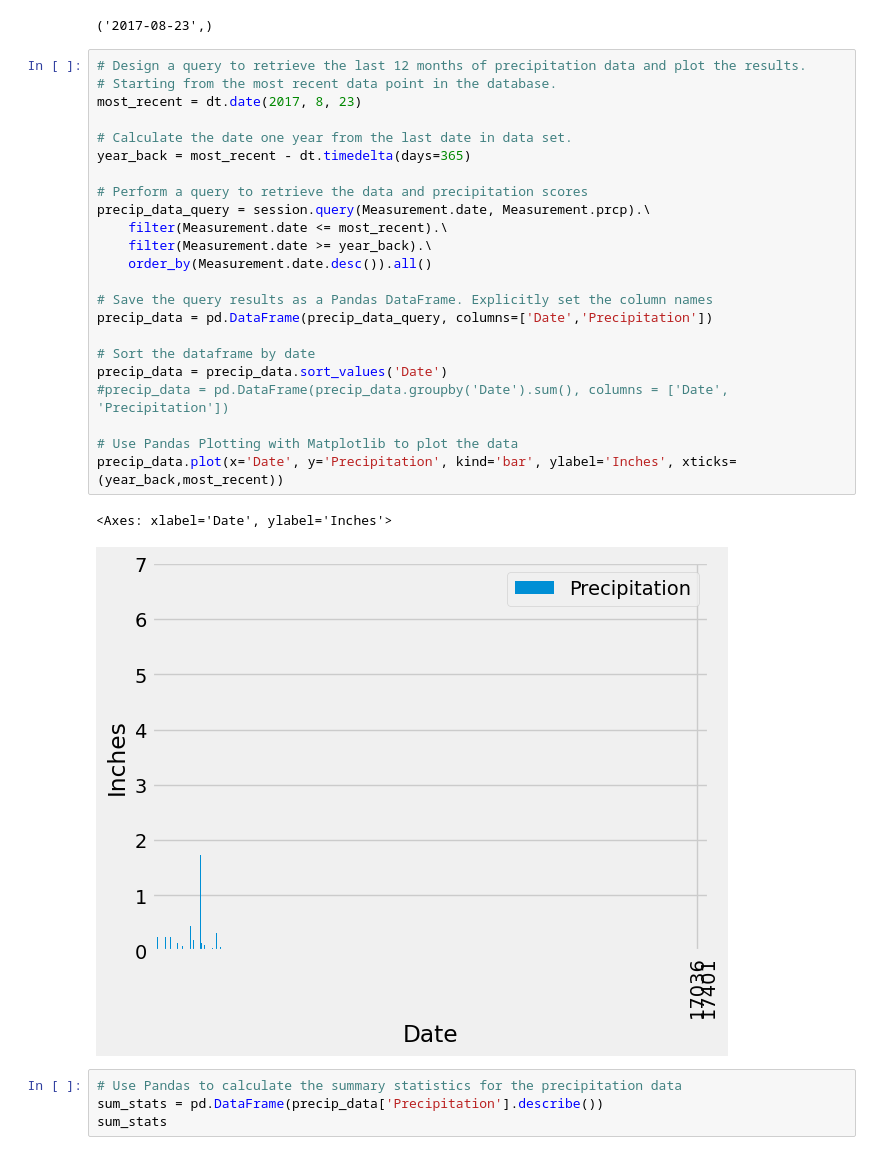
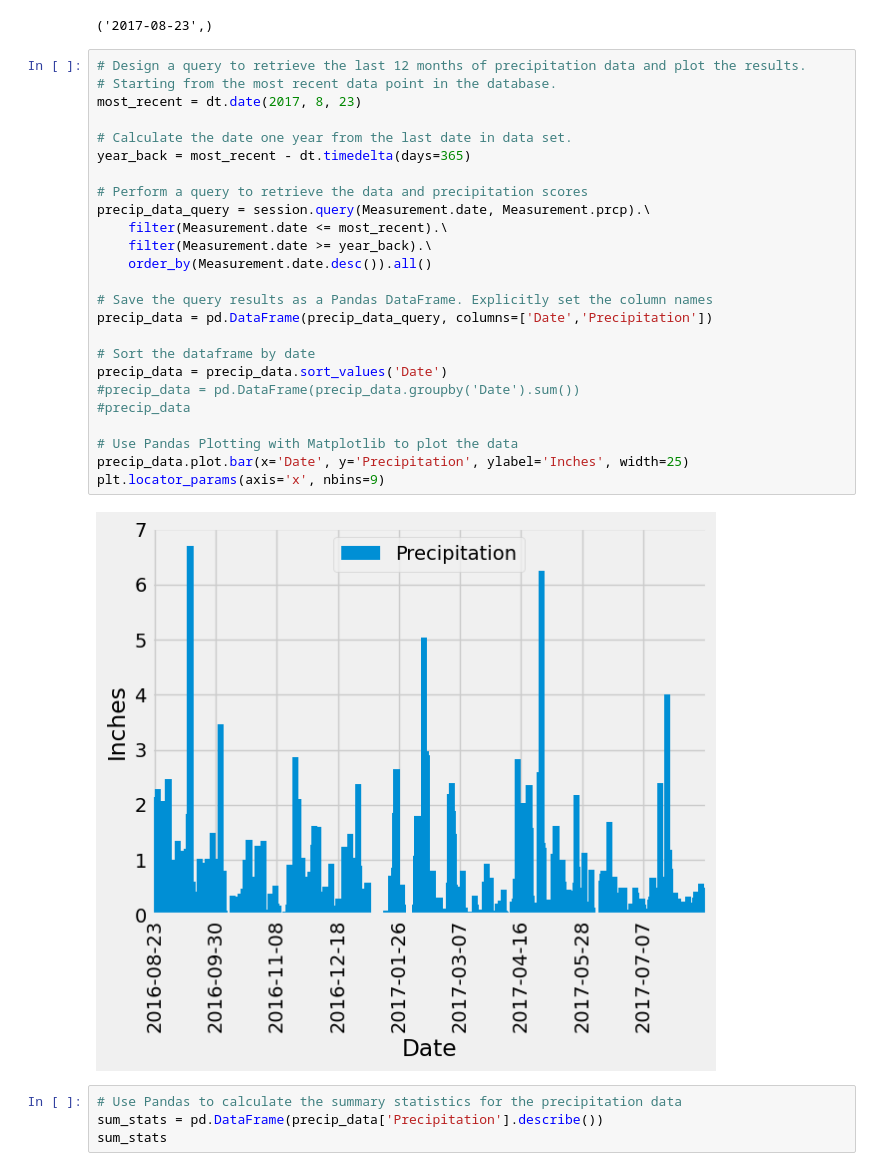
Before and after one commit to ZaneHuttinga/sqlalchemy-challenge, a Jupyter notebook: SurfsUp/climate.ipynb, the cells around one changed output. Drawn from its saved outputs; the diff is of its cells as text.

```diff
--- a/SurfsUp/climate.ipynb
+++ b/SurfsUp/climate.ipynb
@@ -46,29 +46,30 @@ session.query(Measurement.date).order_by(Measurement.date.desc()).first()
 # %%
 # Design a query to retrieve the last 12 months of precipitation data and plot the results.
 # Starting from the most recent data point in the database.
 most_recent = dt.date(2017, 8, 23)
 
 # Calculate the date one year from the last date in data set.
 year_back = most_recent - dt.timedelta(days=365)
 
 # Perform a query to retrieve the data and precipitation scores
 precip_data_query = session.query(Measurement.date, Measurement.prcp).\
     filter(Measurement.date <= most_recent).\
     filter(Measurement.date >= year_back).\
     order_by(Measurement.date.desc()).all()
 
 # Save the query results as a Pandas DataFrame. Explicitly set the column names
 precip_data = pd.DataFrame(precip_data_query, columns=['Date','Precipitation'])
 
 # Sort the dataframe by date
 precip_data = precip_data.sort_values('Date')
-#precip_data = pd.DataFrame(precip_data.groupby('Date').sum(), columns = ['Date', 'Precipitation'])
+#precip_data = pd.DataFrame(precip_data.groupby('Date').sum())
+#precip_data
 
 # Use Pandas Plotting with Matplotlib to plot the data
-precip_data.plot(x='Date', y='Precipitation', kind='bar', ylabel='Inches', xticks=(year_back,most_recent))
+precip_data.plot.bar(x='Date', y='Precipitation', ylabel='Inches', width=25)
+plt.locator_params(axis='x', nbins=9)
 # %% [output]
-<Axes: xlabel='Date', ylabel='Inches'>
-[figure, old version]
+[figure, new version]
 # %%
 # Use Pandas to calculate the summary statistics for the precipitation data
 sum_stats = pd.DataFrame(precip_data['Precipitation'].describe())
```
Also changed, not shown: parts of 3 cells of this notebook.
